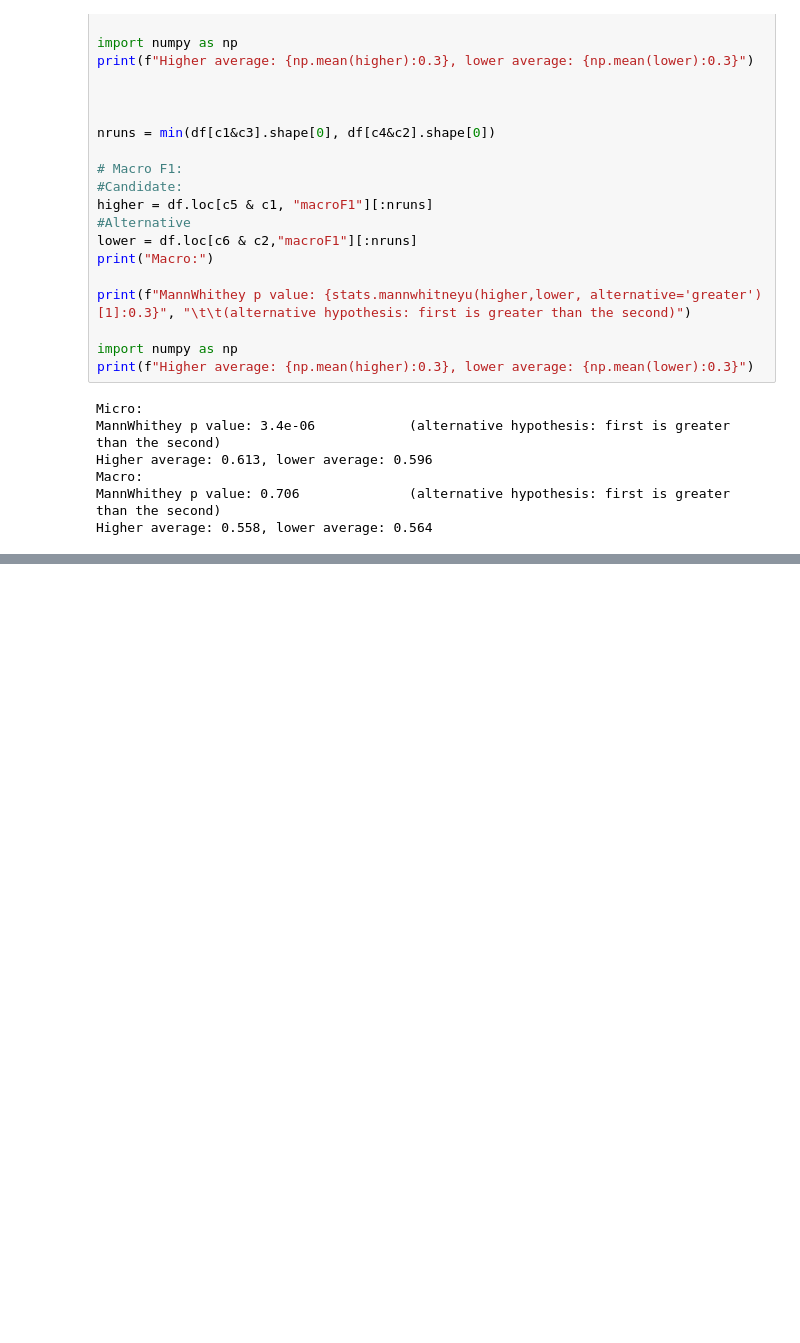
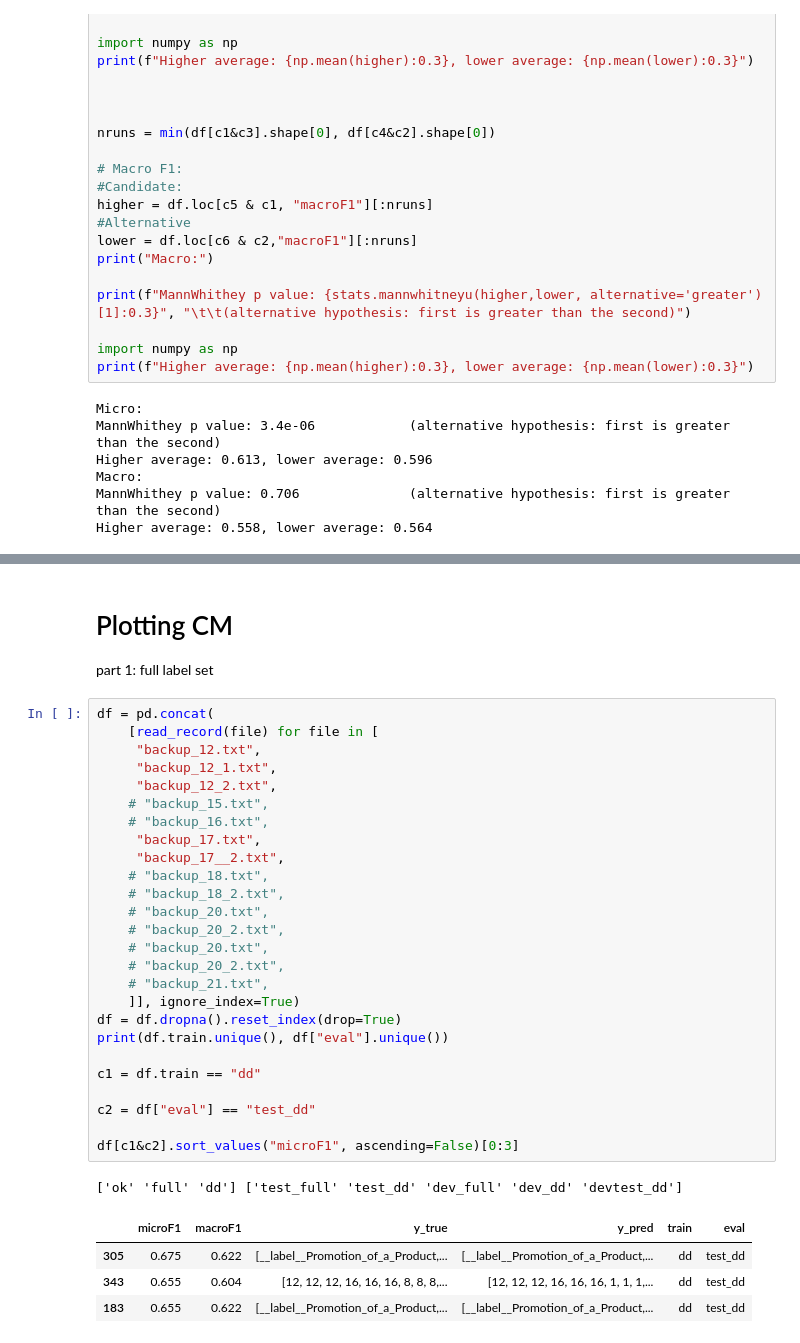
Before and after one commit to TajaKuzman/Transformers-GINCO-Experiments, a Jupyter notebook: 22_paper_plots_and_tables.ipynb, the cells around one changed output, grey strips where cells are left out. Drawn from its saved outputs; the diff is of its cells as text; blank space fills up the shorter version.

```diff
--- a/22_paper_plots_and_tables.ipynb
+++ b/22_paper_plots_and_tables.ipynb
@@ -438,0 +452,36 @@ Higher average: 0.558, lower average: 0.564
+# %% [markdown]
+# Plotting CM
+
+part 1: full label set
+# %%
+df = pd.concat(
+    [read_record(file) for file in [
+     "backup_12.txt",
+     "backup_12_1.txt",
+     "backup_12_2.txt",
+    # "backup_15.txt",
+    # "backup_16.txt",
+     "backup_17.txt",
+     "backup_17__2.txt",
+    # "backup_18.txt",
+    # "backup_18_2.txt",
+    # "backup_20.txt",
+    # "backup_20_2.txt",
+    # "backup_20.txt",
+    # "backup_20_2.txt",
+    # "backup_21.txt",
+    ]], ignore_index=True)
+df = df.dropna().reset_index(drop=True)
+print(df.train.unique(), df["eval"].unique())
+
+c1 = df.train == "dd"
+
+c2 = df["eval"] == "test_dd"
+
+df[c1&c2].sort_values("microF1", ascending=False)[0:3]
+# %% [output]
+['ok' 'full' 'dd'] ['test_full' 'test_dd' 'dev_full' 'dev_dd' 'devtest_dd']
+|  | microF1 | macroF1 | y_true | y_pred | train | eval |
+| 305 | 0.675 | 0.622 | [__label__Promotion_of_a_Product,... | [__label__Promotion_of_a_Product,... | dd | test_dd |
+| 343 | 0.655 | 0.604 | [12, 12, 12, 16, 16, 16, 8, 8, 8,... | [12, 12, 12, 16, 16, 16, 1, 1, 1,... | dd | test_dd |
+| 183 | 0.655 | 0.622 | [__label__Promotion_of_a_Product,... | [__label__Promotion_of_a_Product,... | dd | test_dd |
```
Also changed, not shown: parts of 6 cells of this notebook.
